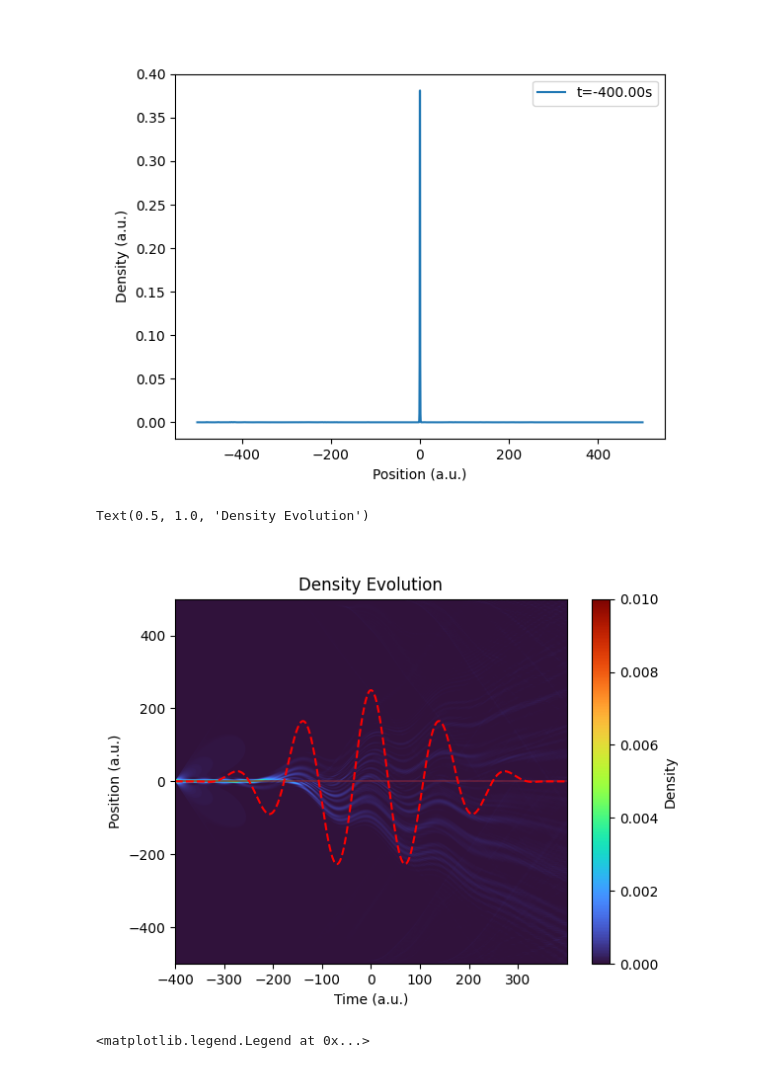
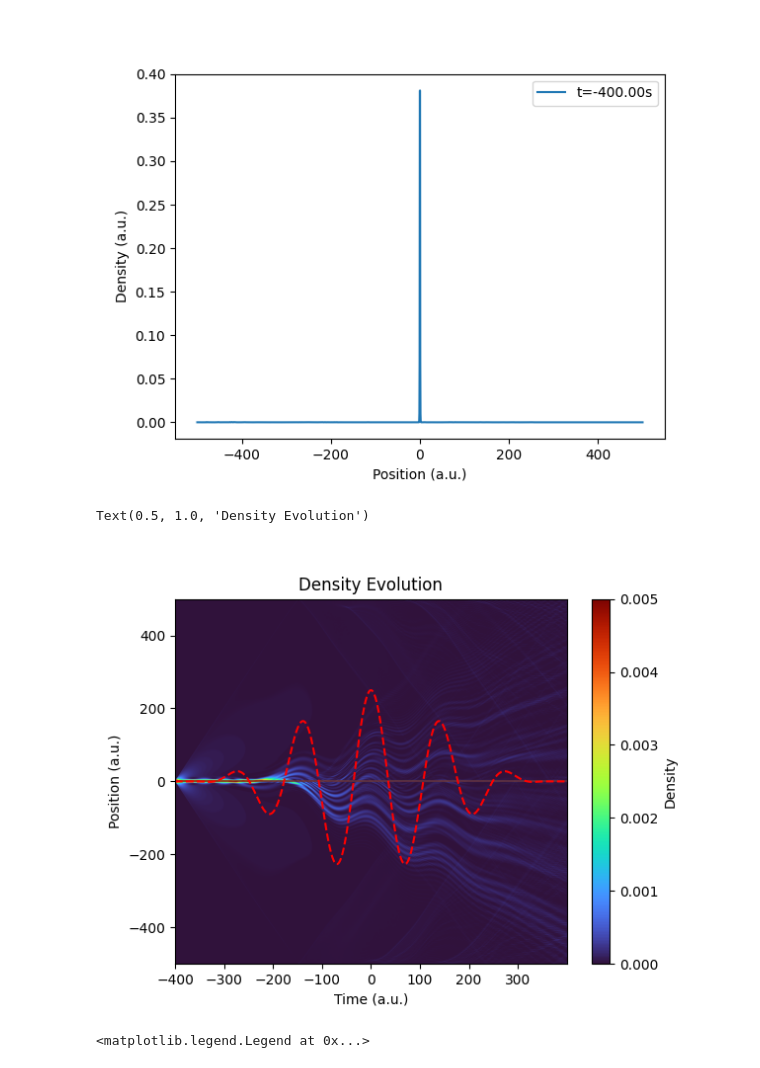
Before and after one commit to jupiterMJM/HHG_simulation, a Jupyter notebook: hands_on/TDSE_hands_on.ipynb, the cells around one changed output. Drawn from its saved outputs; the diff is of its cells as text; code cells hidden in the pictures.

```diff
--- a/hands_on/TDSE_hands_on.ipynb
+++ b/hands_on/TDSE_hands_on.ipynb
@@ -167,16 +167,16 @@ plt.legend()
 # %%
 plt.figure()
 
 plt.imshow(np.array(rho_history).T, aspect='auto', extent=[t[0], t[-1], x[0], x[-1]], origin='lower', cmap="turbo")
 plt.plot(t, champE/np.max(champE)*250, 'k--', color="red", label='Electric Field (normalized)')
-plt.clim(0, 0.01)
+plt.clim(0, 0.005)
 plt.colorbar(label='Density')
 plt.xlabel('Time (a.u.)')
 plt.ylabel('Position (a.u.)')
 plt.title('Density Evolution')
 # %% [output]
 Text(0.5, 1.0, 'Density Evolution')
-[figure, old version]
+[figure, new version]
 # %%
 def kinetic_energy(psi, dx):
     """
```
Also changed, not shown: parts of 1 cell of this notebook, 1 other file.
